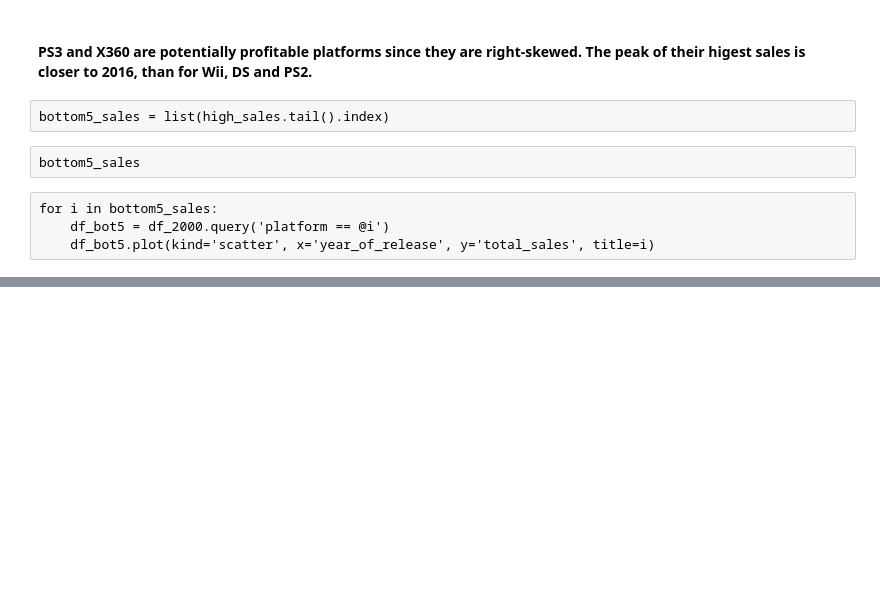
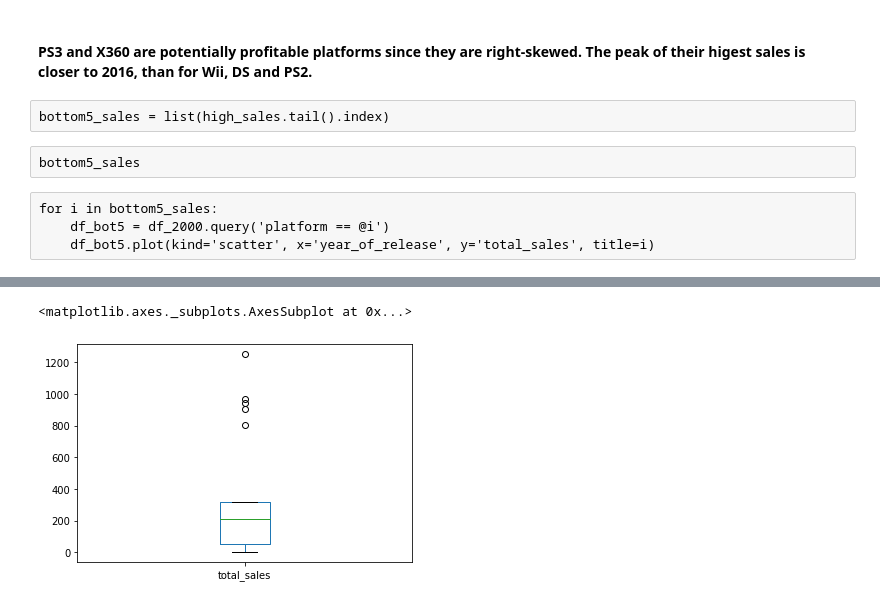
Before and after one commit to Alumasa/data_science_practicum, a Jupyter notebook: Integrated Project v1.ipynb, the cells around one changed output, grey strips where cells are left out. Drawn from its saved outputs; the diff is of its cells as text; code cells hidden in the pictures; blank space fills up the shorter version.

Commit message:
boxplots for total and average sales

```diff
--- a/Integrated Project v1.ipynb
+++ b/Integrated Project v1.ipynb
@@ -407,0 +413,4 @@ for i in bottom5_sales:
+# %%
+platform_sales = df_2000.pivot_table(index='platform', values='total_sales', aggfunc=['sum', 'mean'])
+platform_sales.columns = ['total_sales', 'avg_sales']
+platform_sales
@@ -407,0 +436,5 @@ for i in bottom5_sales:
+# %%
+platform_sales['total_sales'].plot(kind='box');
+# %% [output]
+<matplotlib.axes._subplots.AxesSubplot at 0x...>
+[figure, added]
```
Also changed, not shown: parts of 5 cells of this notebook.
